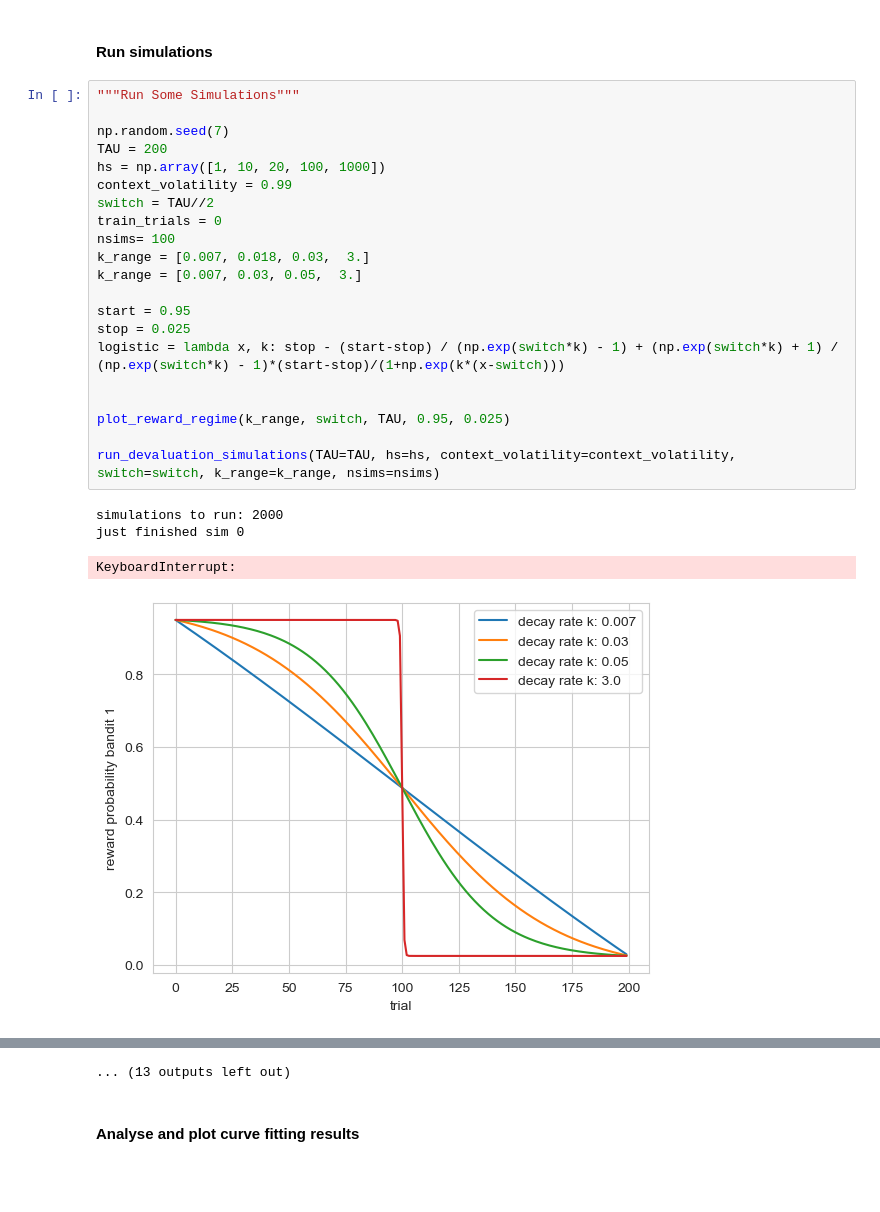
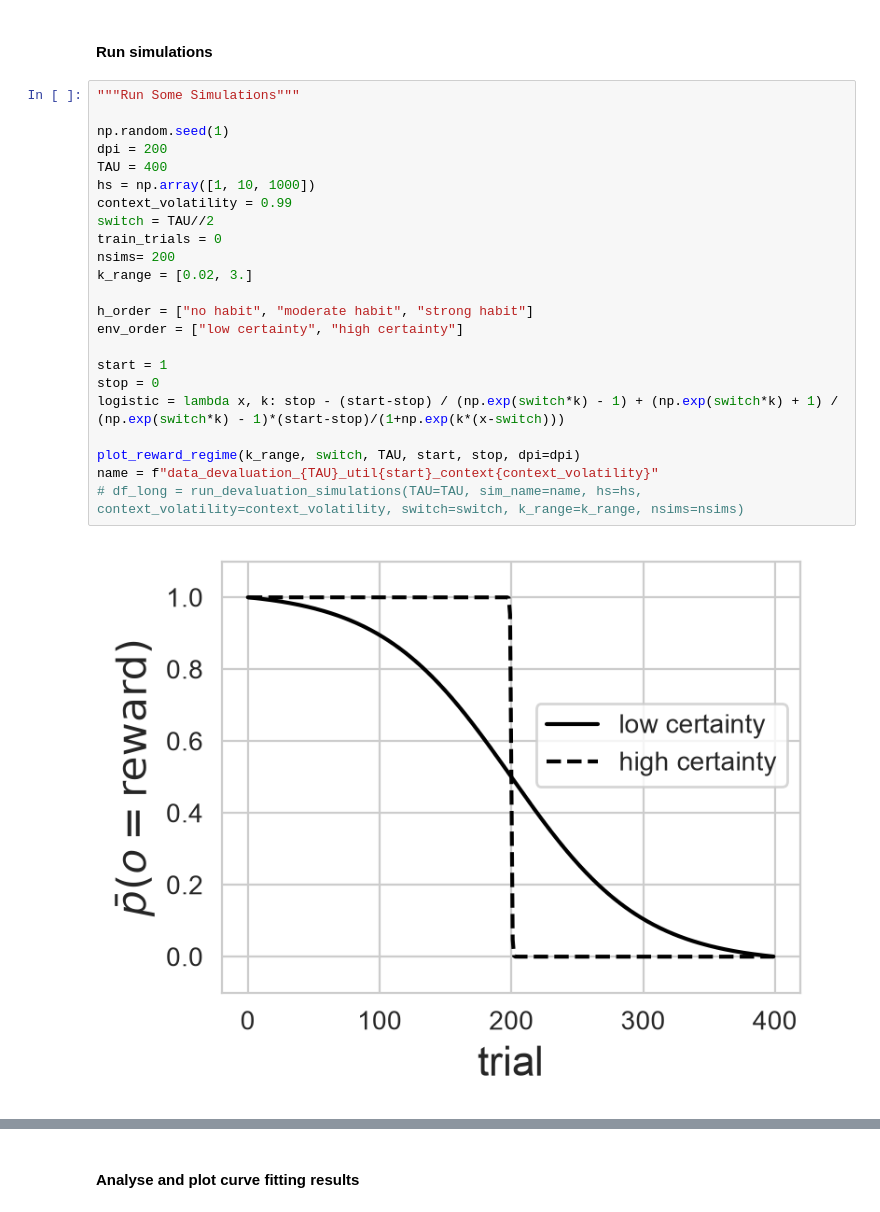
Before and after one commit to SIHranova/ContextualSUD, a Jupyter notebook: notebooks/3_devaluation.ipynb, the cells around one changed output, grey strips where cells are left out. Cells and saved outputs as stored; diff of their text form; blank space fills up the shorter version.

Commit message:
updated plots

```diff
--- a/notebooks/3_devaluation.ipynb
+++ b/notebooks/3_devaluation.ipynb
@@ -1473,26 +1080,25 @@ Below figure shows that the slower rewards change, the longer strong habit learn
 # %%
 """Run Some Simulations"""
 
-np.random.seed(7)
-TAU = 200
-hs = np.array([1, 10, 20, 100, 1000])
+np.random.seed(1)
+dpi = 200
+TAU = 400
+hs = np.array([1, 10, 1000])
 context_volatility = 0.99
 switch = TAU//2
 train_trials = 0
-nsims= 100
-k_range = [0.007, 0.018, 0.03,  3.]
-k_range = [0.007, 0.03, 0.05,  3.]
+nsims= 200
+k_range = [0.02, 3.]
 
-start = 0.95
-stop = 0.025
+h_order = ["no habit", "moderate habit", "strong habit"]
+env_order = ["low certainty", "high certainty"]
+
+start = 1
+stop = 0
 logistic = lambda x, k: stop - (start-stop) / (np.exp(switch*k) - 1) + (np.exp(switch*k) + 1) / (np.exp(switch*k) - 1)*(start-stop)/(1+np.exp(k*(x-switch)))
 
-
-plot_reward_regime(k_range, switch, TAU, 0.95, 0.025)
-
-run_devaluation_simulations(TAU=TAU, hs=hs, context_volatility=context_volatility, switch=switch, k_range=k_range, nsims=nsims)
+plot_reward_regime(k_range, switch, TAU, start, stop, dpi=dpi)
+name = f"data_devaluation_{TAU}_util{start}_context{context_volatility}"
+# df_long = run_devaluation_simulations(TAU=TAU, sim_name=name, hs=hs, context_volatility=context_volatility, switch=switch, k_range=k_range, nsims=nsims)
 # %% [output]
-simulations to run: 2000
-just finished sim 0
-KeyboardInterrupt:
-[figure, old version]
+[figure, new version]
@@ -1508,3 +1105,2 @@ KeyboardInterrupt:
-... (13 outputs left out)
 # %% [markdown]
 #### Analyse and plot curve fitting results
```
Also changed, not shown: parts of 11 cells of this notebook, 3 other files.
